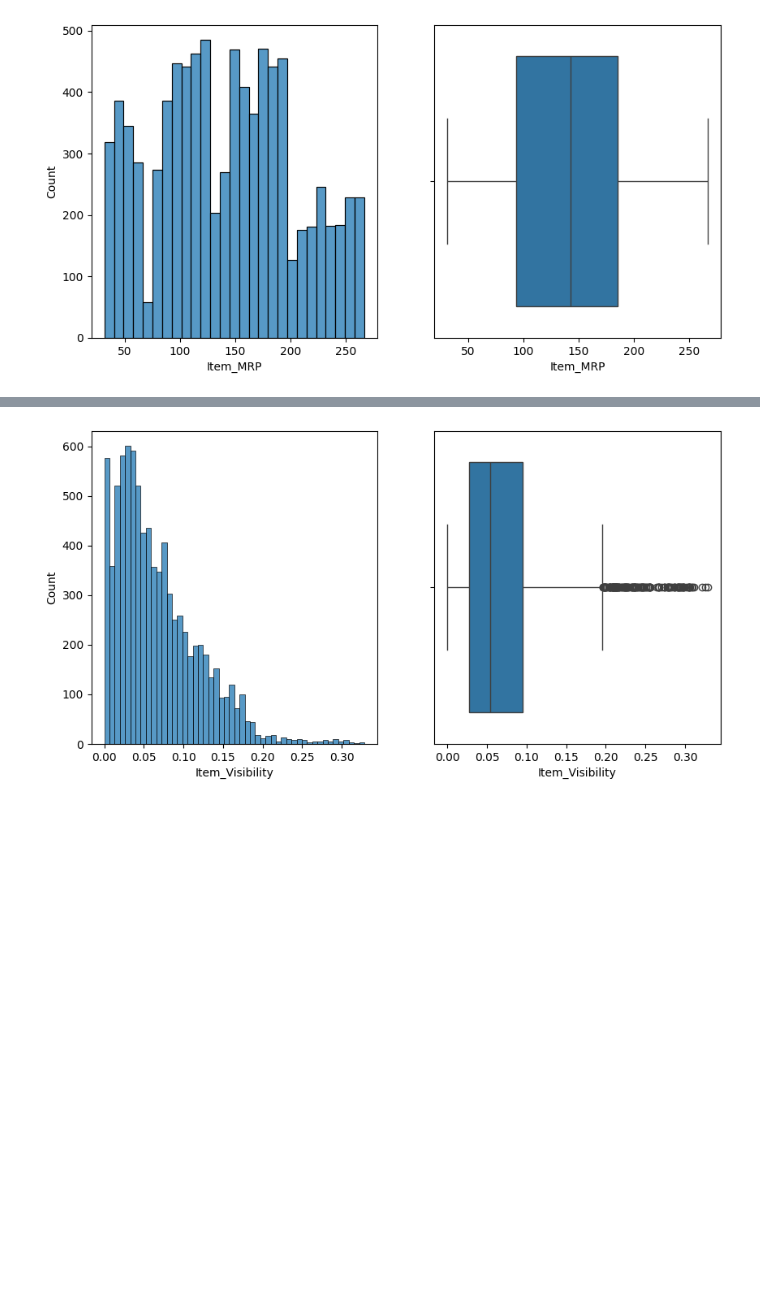
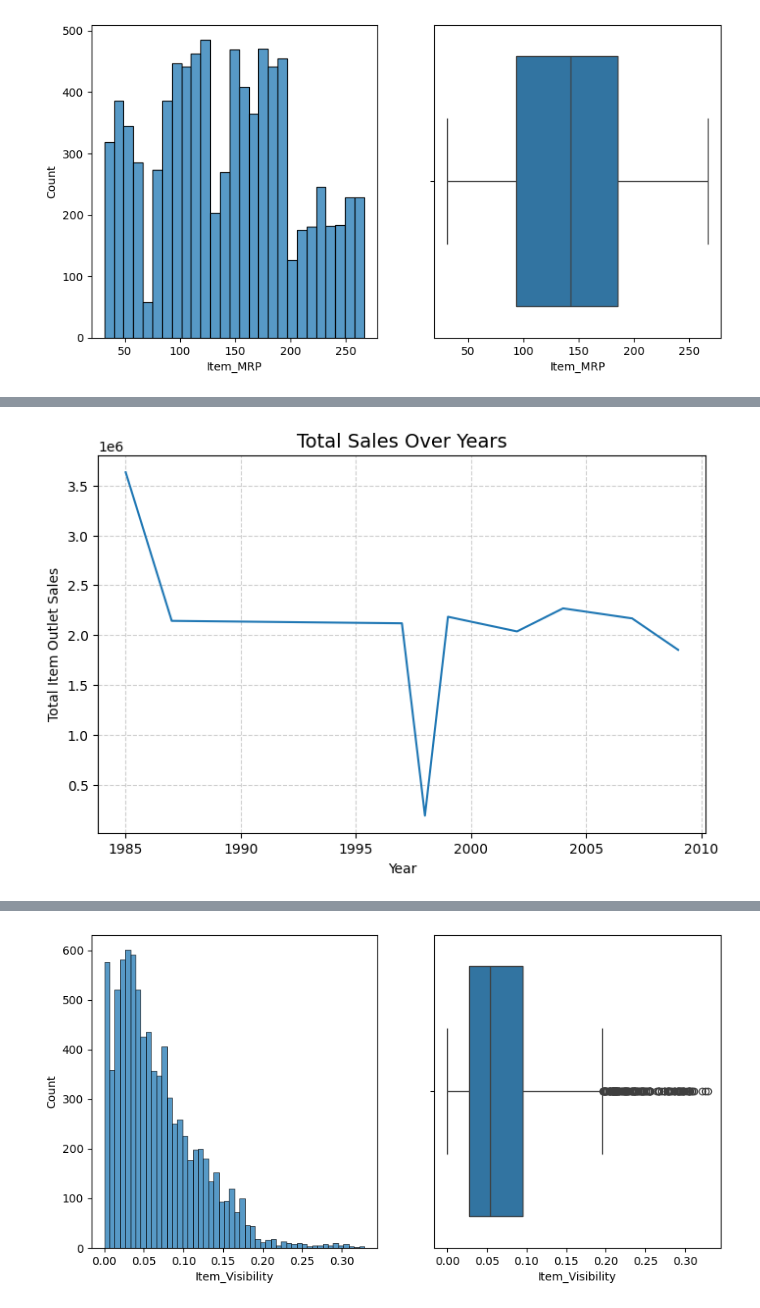
Before and after one commit to SophiaSansur/Prediction-of-Product-Sales, a Jupyter notebook: Copy_of_prediction_of_sales.ipynb, the cells around one changed output, grey strips where cells are left out. Saved outputs shown, nothing was run; the diff lists cells and outputs as text; code cells hidden in the pictures; blank space fills up the shorter version.

```diff
--- a/Copy_of_prediction_of_sales.ipynb
+++ b/Copy_of_prediction_of_sales.ipynb
@@ -233,0 +247,11 @@ sns.boxplot(data=df_sales ,x='Item_Outlet_Sales', ax=axes[1]);
+# %%
+df_sales.groupby('Outlet_Establishment_Year')['Item_Outlet_Sales'].sum().plot(kind='line',figsize=(8,5))
+
+plt.title("Total Sales Over Years", fontsize=14)
+plt.xlabel("Year")
+plt.ylabel("Total Item Outlet Sales")
+
+plt.grid(True, linestyle='--', alpha=0.6)
+plt.show()
+# %% [output]
+[figure, added]
```
Also changed, not shown: parts of 4 cells of this notebook.
